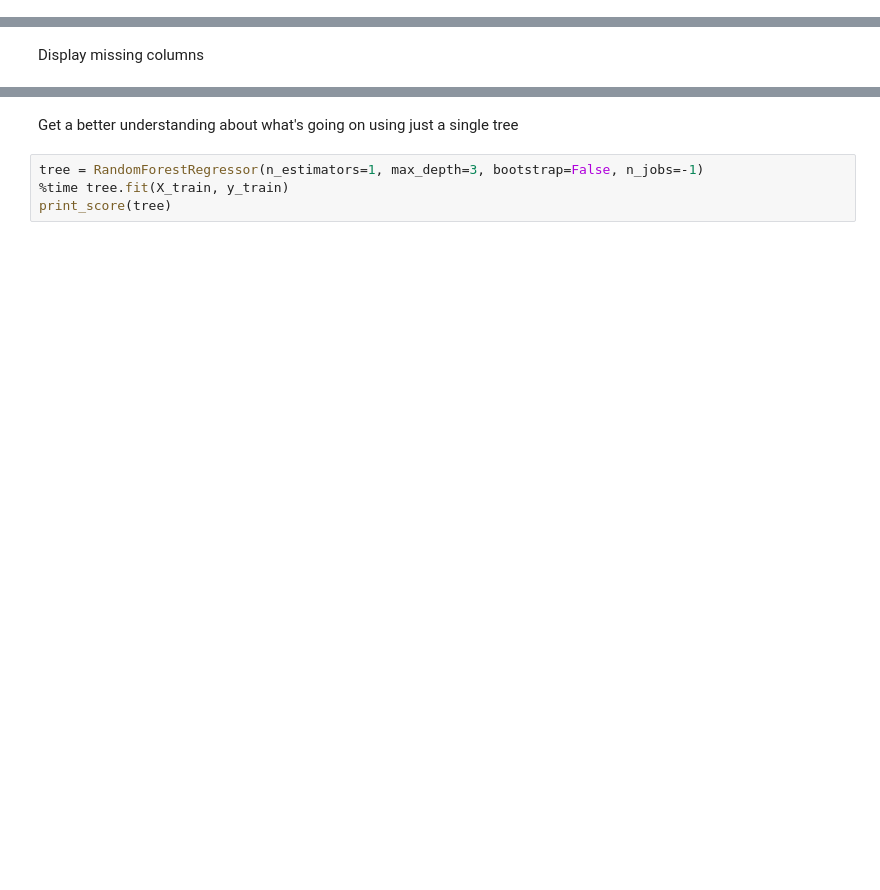
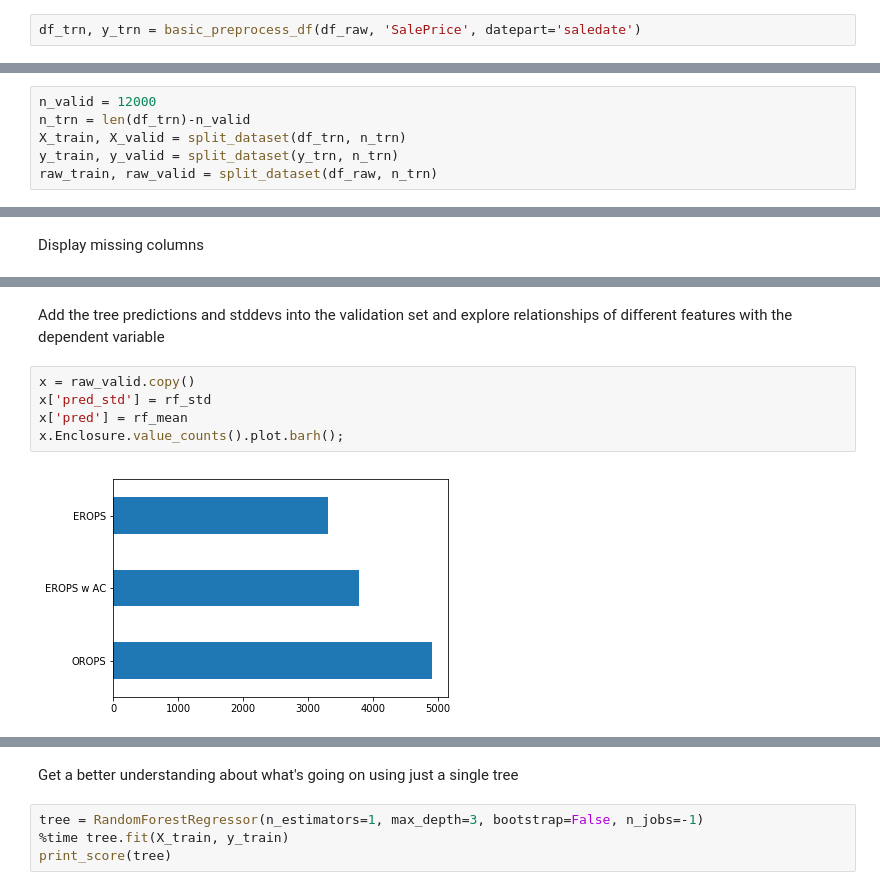
Before and after one commit to TerkaSlaninakova/data-science-portfolio, a Jupyter notebook: Blue book for bulldozers dataset - Simple RF.ipynb, the cells around one changed output, grey strips where cells are left out. Saved outputs shown, nothing was run; the diff lists cells and outputs as text; blank space fills up the shorter version.

```diff
--- a/Blue book for bulldozers dataset - Simple RF.ipynb
+++ b/Blue book for bulldozers dataset - Simple RF.ipynb
@@ -52,0 +39,2 @@ display_all(df_raw.describe(include='all'))
+# %%
+df_trn, y_trn = basic_preprocess_df(df_raw, 'SalePrice', datepart='saledate')
@@ -52,0 +61,6 @@ display_all(df_raw.describe(include='all'))
+# %%
+n_valid = 12000
+n_trn = len(df_trn)-n_valid
+X_train, X_valid = split_dataset(df_trn, n_trn)
+y_train, y_valid = split_dataset(y_trn, n_trn)
+raw_train, raw_valid = split_dataset(df_raw, n_trn)
@@ -187,0 +130,9 @@ Wall time: 39.9 s
+# %% [markdown]
+Add the tree predictions and stddevs into the validation set and explore relationships of different features with the dependent variable
+# %%
+x = raw_valid.copy()
+x['pred_std'] = rf_std
+x['pred'] = rf_mean
+x.Enclosure.value_counts().plot.barh();
+# %% [output]
+[figure, added]
```
Also changed, not shown: parts of 99 cells of this notebook, 14 other files.
